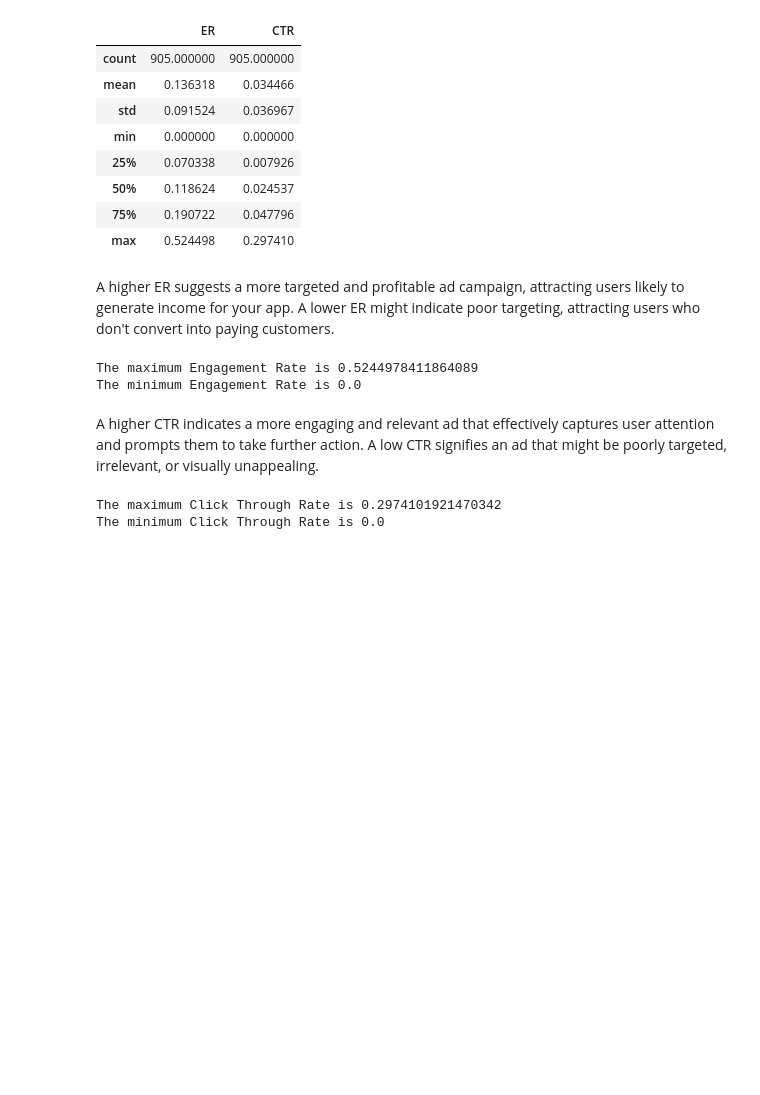
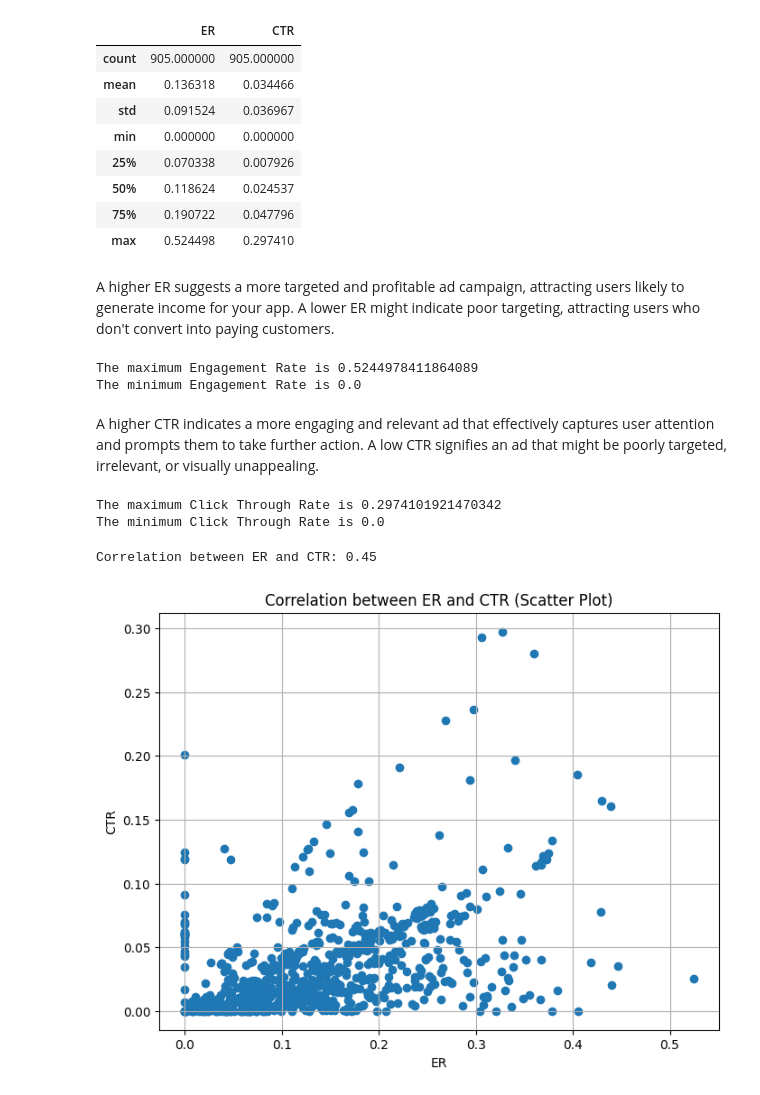
Before and after one commit to mahbubah/Automated-Storyboard-Synthesis-for-Digital-Advertising, a Jupyter notebook: notebooks/EDA.ipynb, the cells around one changed output. Saved outputs shown, nothing was run; the diff lists cells and outputs as text; code cells hidden in the pictures; blank space fills up the shorter version.

Commit message:
image

```diff
--- a/notebooks/EDA.ipynb
+++ b/notebooks/EDA.ipynb
@@ -50,3 +51,21 @@ print(f"The minimum Click Through Rate is {performance_file['CTR'].min()}")
 # %% [output]
 The maximum Click Through Rate is 0.2974101921470342
 The minimum Click Through Rate is 0.0
+# %%
+CTR = performance_file['CTR']
+ER = performance_file['ER']
+# %%
+correlation = ER.corr(CTR)
+print(f"Correlation between ER and CTR: {correlation:.2f}")
+# %% [output]
+Correlation between ER and CTR: 0.45
+# %%
+plt.figure(figsize=(8, 6))
+plt.scatter(ER, CTR)
+plt.xlabel('ER')
+plt.ylabel('CTR')
+plt.title('Correlation between ER and CTR (Scatter Plot)')
+plt.grid(True)
+plt.show()
+# %% [output]
+[figure, added]
```
Also changed, not shown: parts of 1 cell of this notebook.
